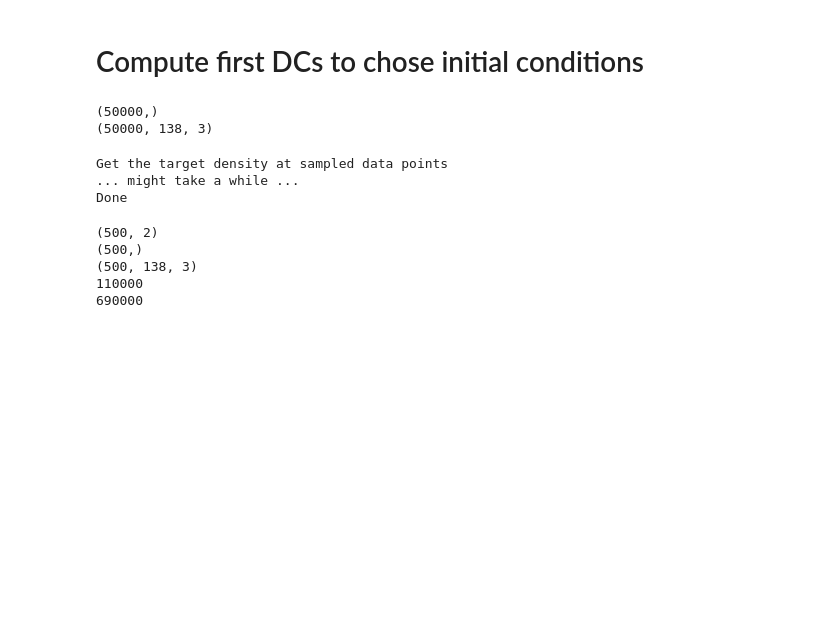
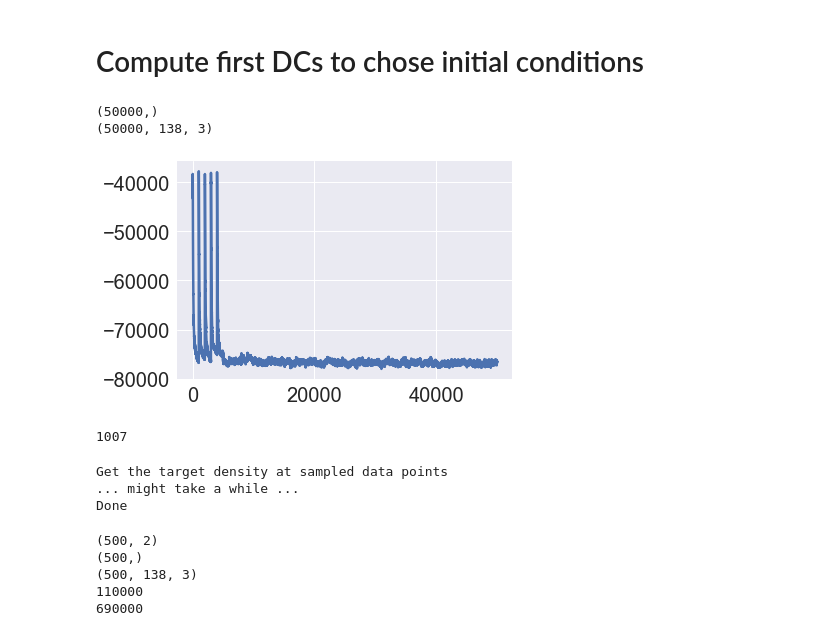
Before and after one commit to ZofiaTr/DFM, a Jupyter notebook: interactivePython/Chignolin_postprocessing/chignolin.ipynb, the cells around one changed output. Cells and saved outputs as stored; diff of their text form; code cells hidden in the pictures; blank space fills up the shorter version.

```diff
--- a/interactivePython/Chignolin_postprocessing/chignolin.ipynb
+++ b/interactivePython/Chignolin_postprocessing/chignolin.ipynb
@@ -397,6 +397,16 @@ E_orig = E
 # %% [output]
 (50000,)
 (50000, 138, 3)
+# %%
+plt.plot(range(len(E)), E)
+plt.show()
+
+print(np.argmax(E))
+
+## visualize the frame at this index -
+# %% [output]
+[figure, added]
+1007
 # %%
 X_FT=X_FT_orig[::100]
 cv=cv_orig[::100]
```
Also changed, not shown: parts of 2 cells of this notebook, 3 other files.
